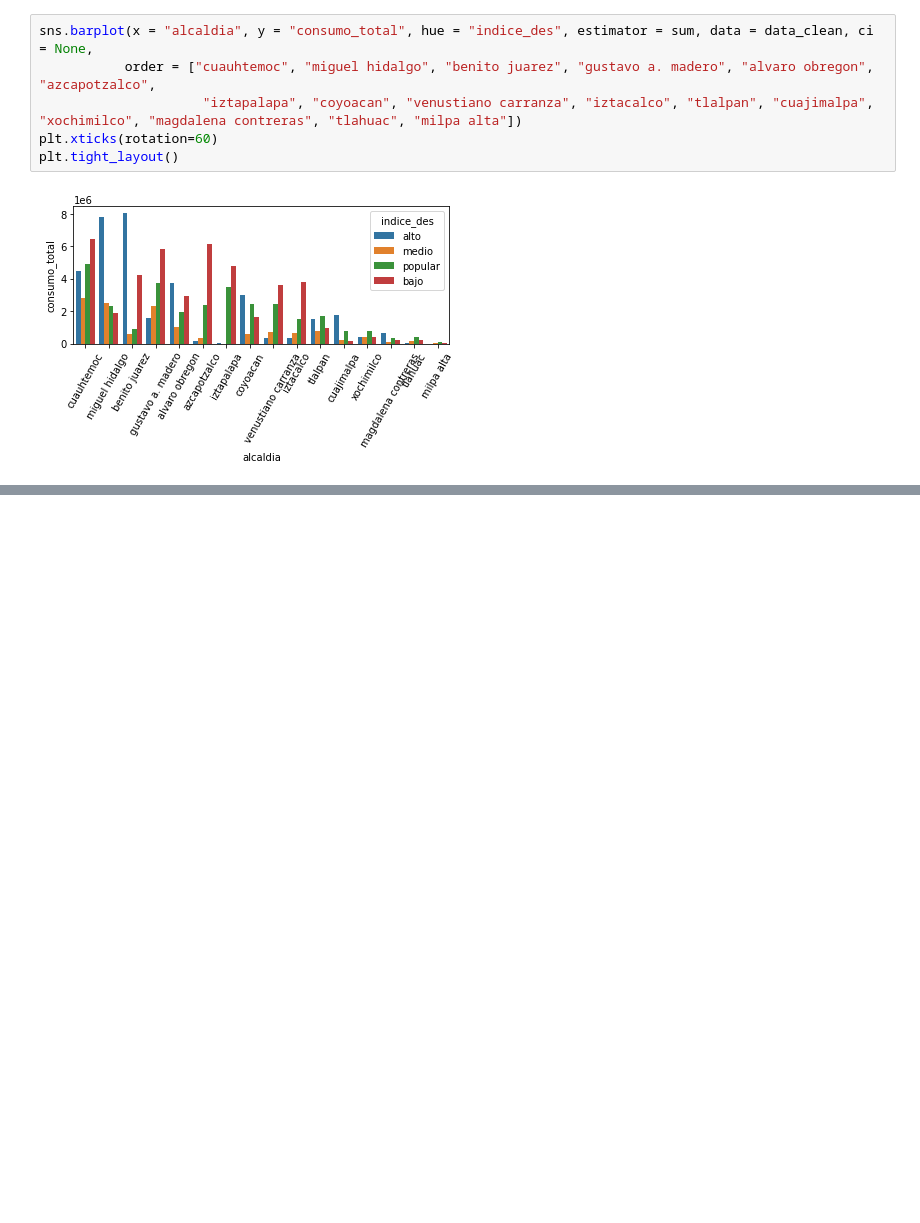
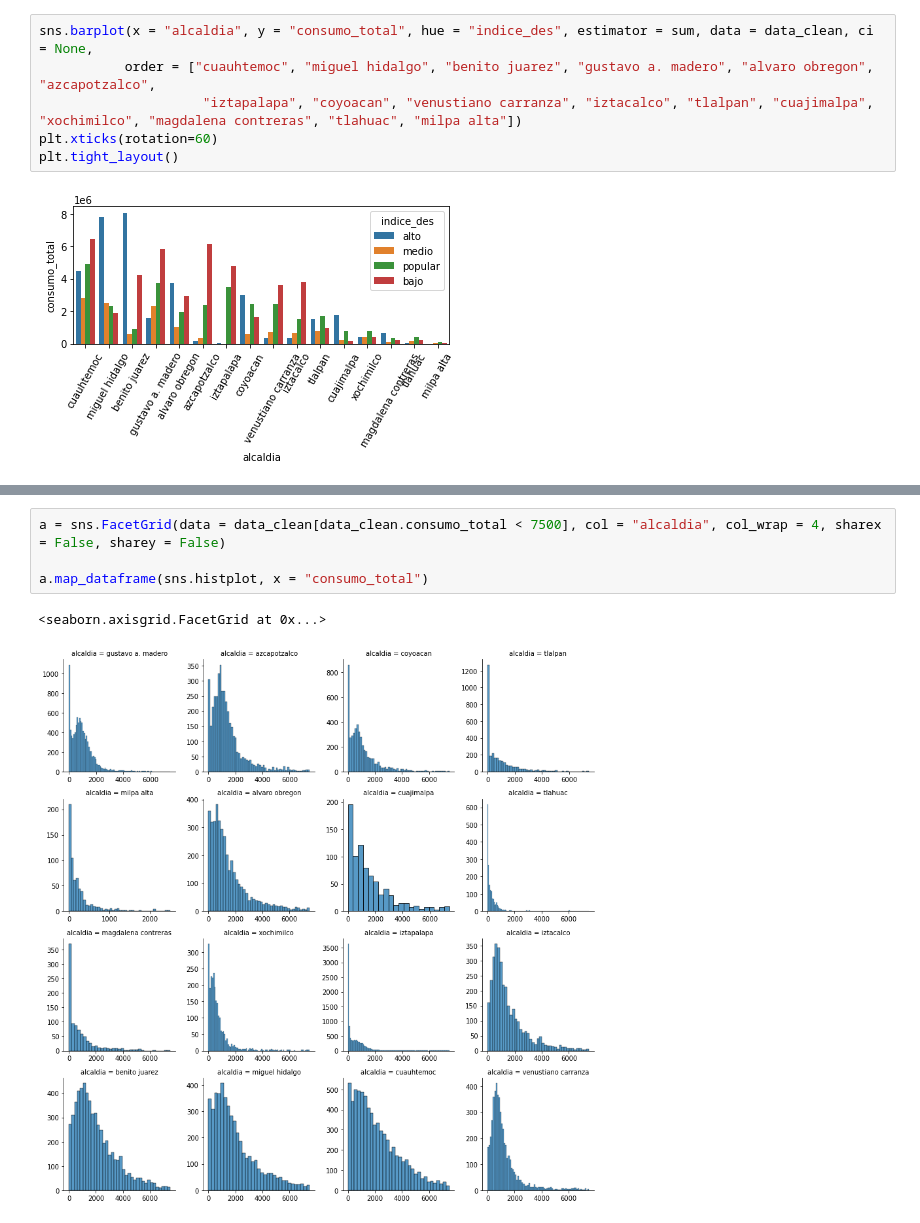
Before and after one commit to lechugaa/intro_ds_p1_consumo_agua, a Jupyter notebook: Lab_1_MH.ipynb, the cells around one changed output, grey strips where cells are left out. Drawn from its saved outputs; the diff is of its cells as text; blank space fills up the shorter version.

```diff
--- a/Lab_1_MH.ipynb
+++ b/Lab_1_MH.ipynb
@@ -293,0 +294,7 @@ sns.histplot(x = "consumo_total", hue = "indice_des", data = data_clean[data_cle
+# %%
+a = sns.FacetGrid(data = data_clean[data_clean.consumo_total < 7500], col = "alcaldia", col_wrap = 4, sharex = False, sharey = False)
+
+a.map_dataframe(sns.histplot, x = "consumo_total")
+# %% [output]
+<seaborn.axisgrid.FacetGrid at 0x...>
+[figure, added]
```
Also changed, not shown: parts of 5 cells of this notebook.
